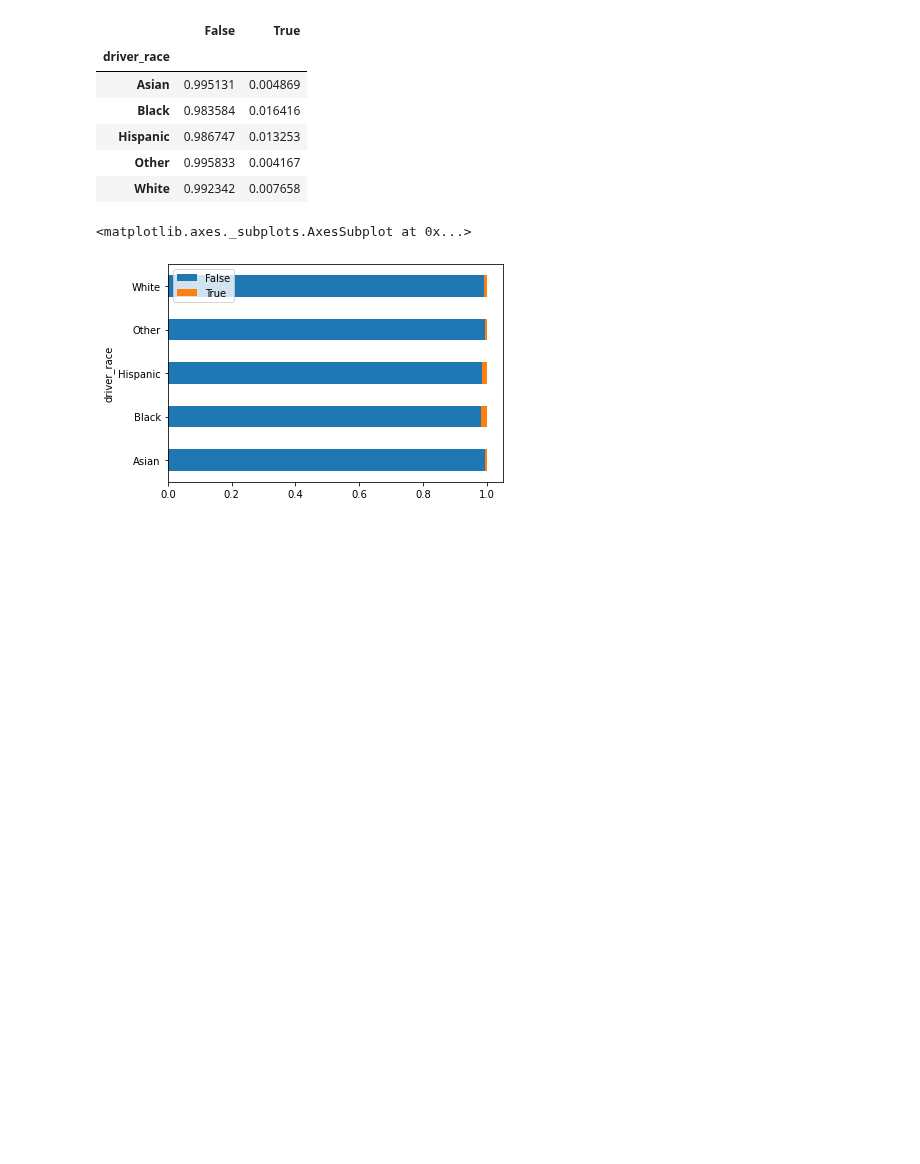
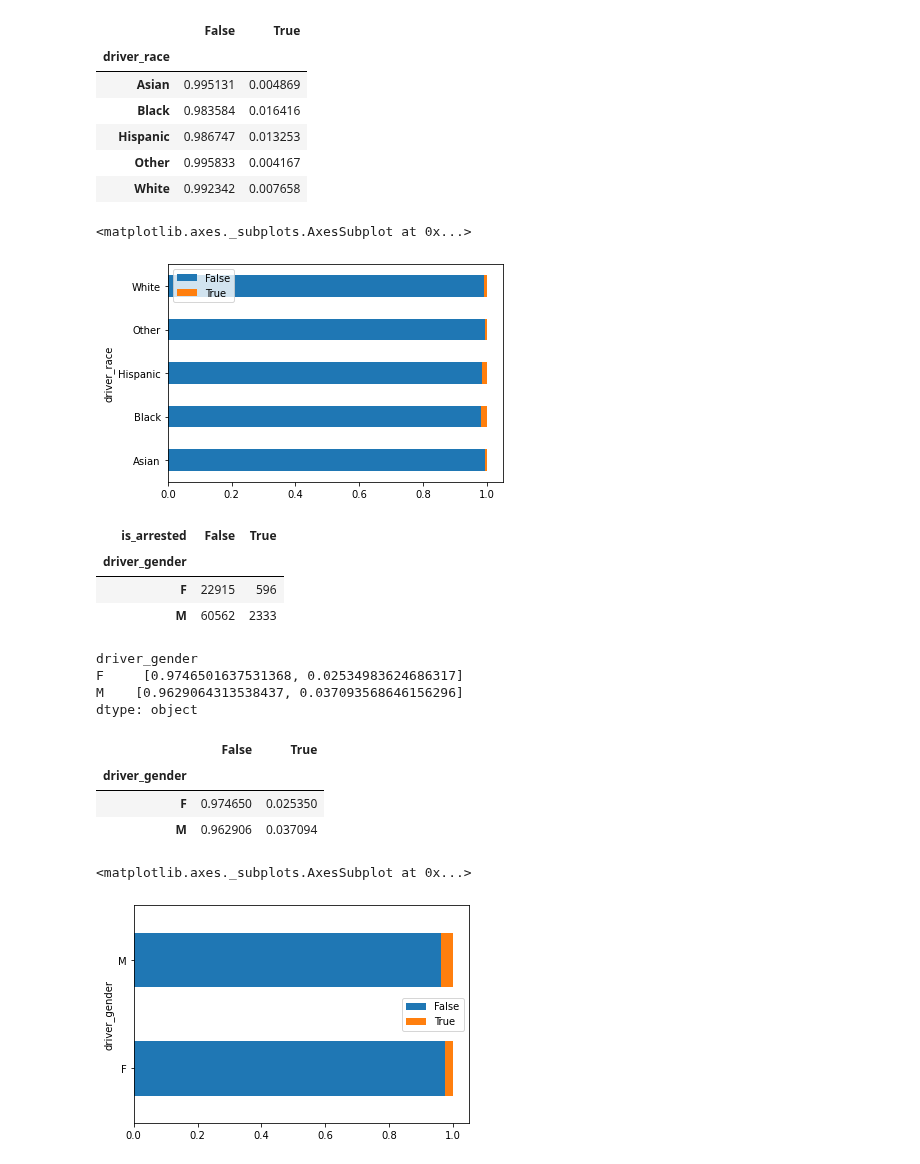
Before and after one commit to PainappuruNyan/Python_Pandas, a Jupyter notebook: police.ipynb, the cells around one changed output. Saved outputs shown, nothing was run; the diff lists cells and outputs as text; code cells hidden in the pictures; blank space fills up the shorter version.

```diff
--- a/police.ipynb
+++ b/police.ipynb
@@ -302,3 +292,35 @@ race_by_drug.plot(kind = 'barh', stacked = True)
 # %% [output]
 <matplotlib.axes._subplots.AxesSubplot at 0x...>
 [figure]
+# %%
+sex_by_arrested = df.groupby([sexCol, arrestCol]).size().unstack()
+sex_by_arrested
+# %% [output]
+| is_arrested | False | True |
+| driver_gender |  |  |
+| F | 22915 | 596 |
+| M | 60562 | 2333 |
+# %%
+sex_by_arrested = sex_by_arrested.apply(percentage, axis = 1)
+sex_by_arrested
+# %% [output]
+driver_gender
+F     [0.9746501637531368, 0.02534983624686317]
+M    [0.9629064313538437, 0.037093568646156296]
+dtype: object
+# %%
+sex_by_arrested = pd.DataFrame(data=sex_by_arrested, columns=['c'])
+sex_by_arrested['False'] = sex_by_arrested['c'].apply(lambda x: x[0])
+sex_by_arrested['True'] = sex_by_arrested['c'].apply(lambda x: x[1])
+sex_by_arrested = sex_by_arrested.drop(['c'], axis=1)
+sex_by_arrested
+# %% [output]
+|  | False | True |
+| driver_gender |  |  |
+| F | 0.974650 | 0.025350 |
+| M | 0.962906 | 0.037094 |
+# %%
+sex_by_arrested.plot(kind = 'barh', stacked = True)
+# %% [output]
+<matplotlib.axes._subplots.AxesSubplot at 0x...>
+[figure, added]
```
Also changed, not shown: parts of 2 cells of this notebook.
